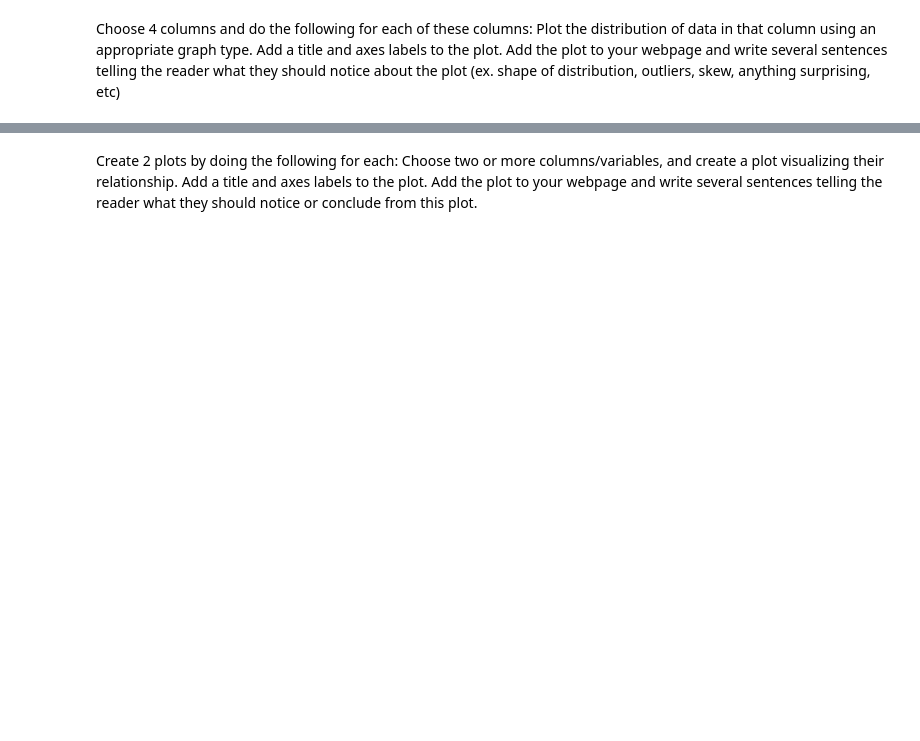
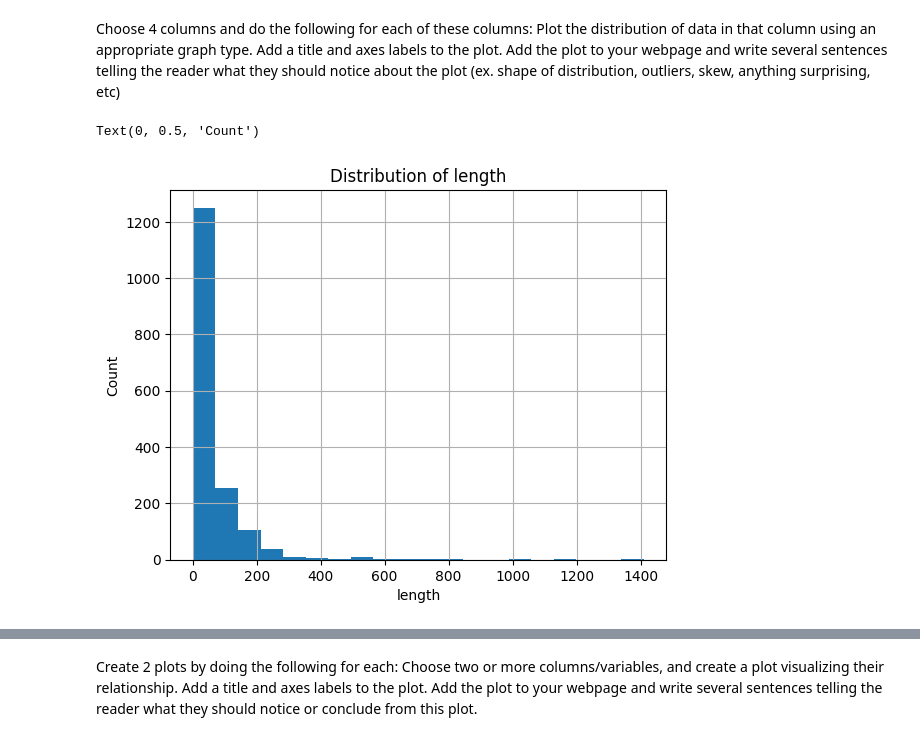
Before and after one commit to xhesikam/WebtoonDataProject, a Jupyter notebook: Project.ipynb, the cells around one changed output, grey strips where cells are left out. Saved outputs shown, nothing was run; the diff lists cells and outputs as text; code cells hidden in the pictures; blank space fills up the shorter version.

```diff
--- a/Project.ipynb
+++ b/Project.ipynb
@@ -32,5 +100,11 @@ Add a title and axes labels to the plot.
 Add the plot to your webpage and write several sentences telling the reader what they should notice about the plot (ex. shape of distribution, outliers, skew, anything surprising, etc)
 # %%
 df["length"].hist(bins=20)
+plt.title('Distribution of length')
+plt.xlabel('length')
+plt.ylabel('Count')
+# %% [output]
+Text(0, 0.5, 'Count')
+[figure, added]
 # %%
 df["rating"].hist(bins=20)
```
Also changed, not shown: parts of 15 cells of this notebook.
